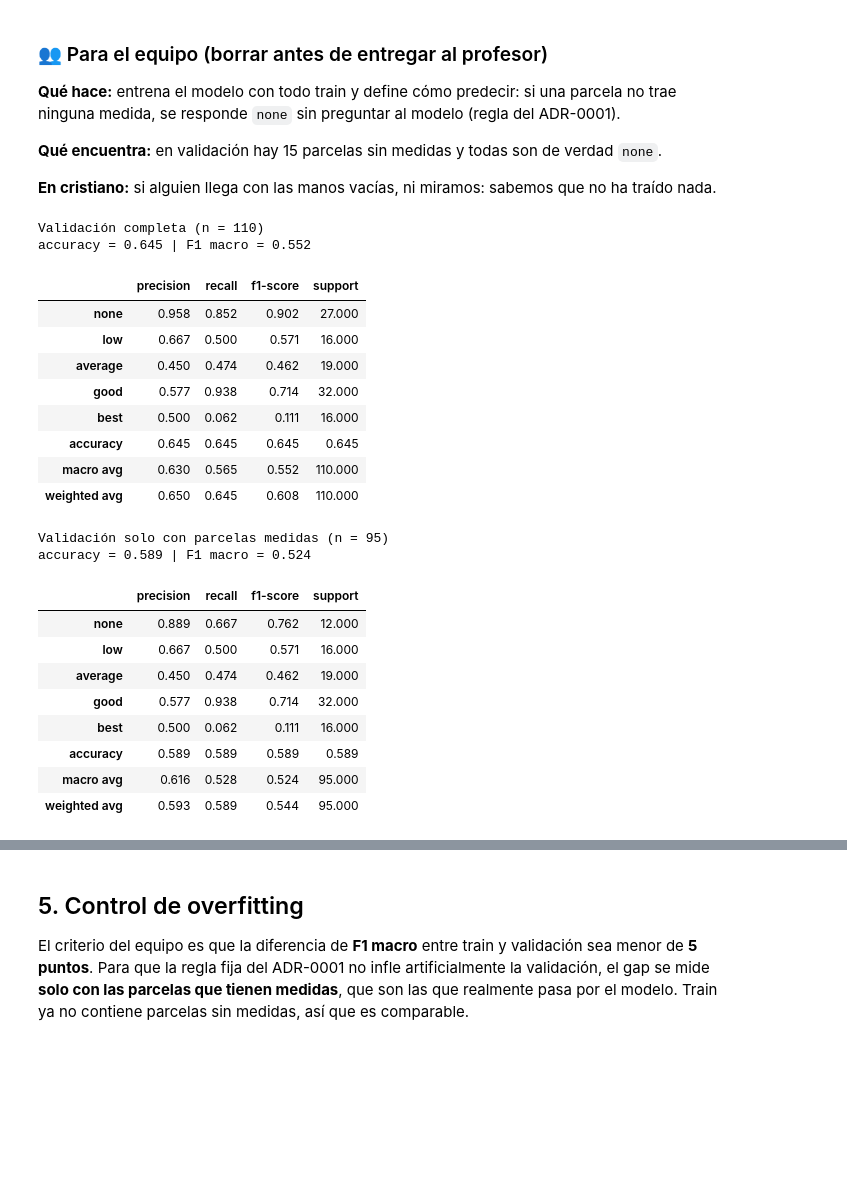
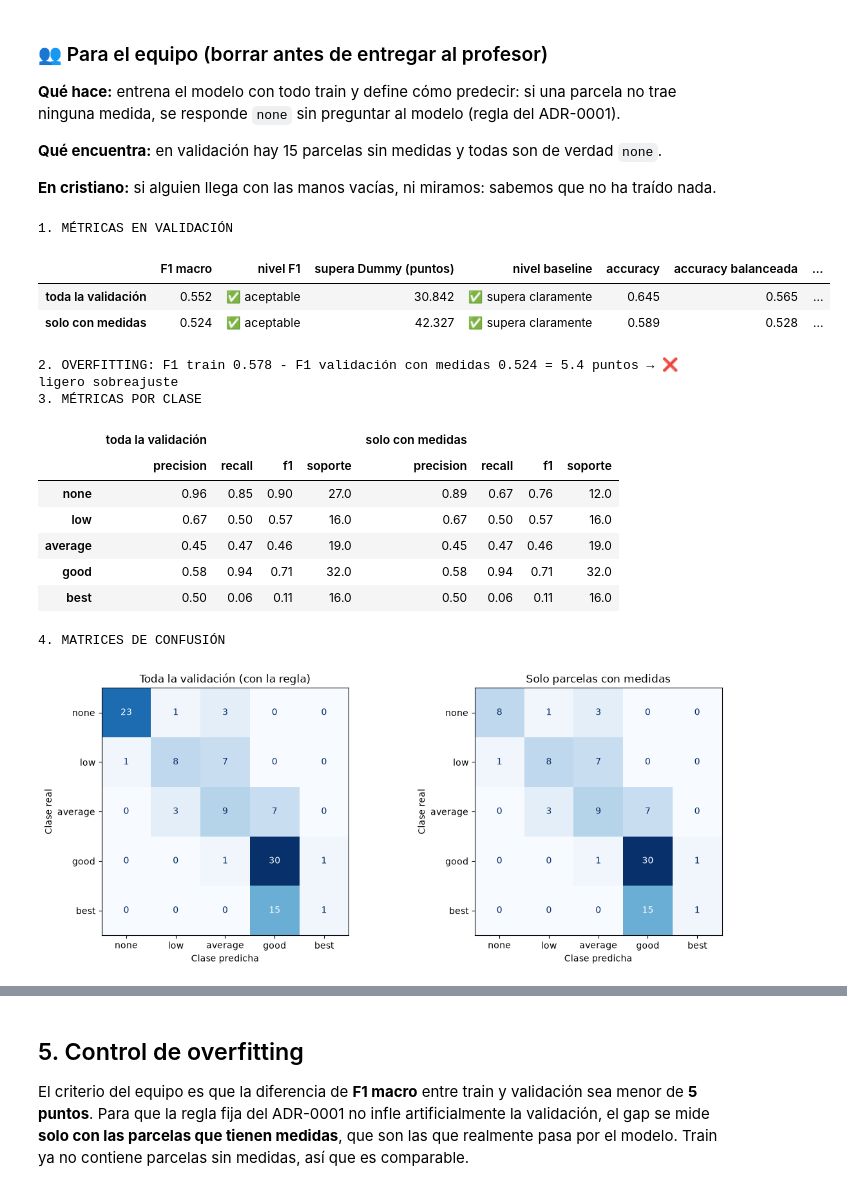
Before and after one commit to IA-P1-BCN/g3-Clasificacion-Multiclase, a Jupyter notebook: 05_knn.ipynb, the cells around one changed output, grey strips where cells are left out. Cells and saved outputs as stored; diff of their text form; code cells hidden in the pictures; blank space fills up the shorter version.

```diff
--- a/05_knn.ipynb
+++ b/05_knn.ipynb
@@ -332,16 +292,15 @@ F1 macro en StratifiedKFold: 0.571
 
 El acuerdo del grupo elige el modelo ganador entre los que tienen un gap menor de 5 puntos. Por eso no se queda sin más con el mejor F1 de la rejilla: se miran las combinaciones cuyo gap en CV es menor de 5 puntos y, de ellas, la de mayor F1 macro. Si ninguna cumple, se usa la de mayor F1 y se explica el gap.
 # %%
-cumplen = tabla_cv[tabla_cv["gap CV (puntos)"] < 5]
-print(f"Combinaciones con gap CV < 5 puntos: {len(cumplen)} de {len(tabla_cv)}")
+cumplen = tabla_cv[tabla_cv["gap CV (puntos)"] < GAP_MAXIMO]
+print(f"Combinaciones con gap CV < {GAP_MAXIMO} puntos: {len(cumplen)} de {len(tabla_cv)}")
 display(cumplen.sort_values("F1 macro validación (media)", ascending=False).head(5).round(3))
 
-candidatas = cumplen if not cumplen.empty else tabla_cv
-elegida = candidatas.sort_values("F1 macro validación (media)", ascending=False).iloc[0]
+mejor = busqueda.best_params_
 PARAMETROS = {
-    "n_neighbors": int(elegida["k"]),
-    "weights": elegida["pesos"],
-    "p": int(elegida["p"]),
+    "n_neighbors": int(mejor["knn__n_neighbors"]),
+    "weights": mejor["knn__weights"],
+    "p": int(mejor["knn__p"]),
 }
 print("Hiperparámetros elegidos:", PARAMETROS)
 # %% [output]
@@ -410,18 +347,9 @@ StratifiedGroupKFold: F1 macro = 0.492 ± 0.114
 El modelo se reentrena con todo train. Antes de medir se aplica la regla del ADR-0001: las parcelas sin ninguna medida se predicen como `none`. Se informan las métricas sobre **toda** la validación y, aparte, solo sobre las parcelas **con medidas**, porque la regla acierta las primeras por construcción y no conviene mezclar ambas cosas.
 # %%
 modelo = crear_pipeline(**PARAMETROS).fit(X_train, y_train)
+ev = evaluar_val(modelo, X_train, y_train, X_val, y_val, DUMMY)
 
-
-def predecir(X):
-    pred = pd.Series(modelo.predict(X), index=X.index, name="predicha")
-    sin_medidas = X[MEDIDAS].isna().all(axis=1)
-    pred.loc[sin_medidas] = "none"
-    return pred
-
-
-sin_medidas_val = X_val[MEDIDAS].isna().all(axis=1)
-con_medidas = ~sin_medidas_val
-pred_val = predecir(X_val)
+sin_medidas_val = sin_medidas(X_val)
 print(f"Parcelas sin medidas en validación (regla ADR-0001): {sin_medidas_val.sum()}")
 print("Clases de esas parcelas:", y_val[sin_medidas_val].value_counts().to_dict())
 # %% [output]
@@ -436,45 +364,23 @@ Clases de esas parcelas: {'none': 15}
 
 **En cristiano:** si alguien llega con las manos vacías, ni miramos: sabemos que no ha traído nada.
 # %%
-def mostrar_metricas(y_true, y_pred, titulo):
-    print(titulo)
-    print(f"accuracy = {accuracy_score(y_true, y_pred):.3f} | "
-          f"F1 macro = {f1_score(y_true, y_pred, average='macro'):.3f}")
-    reporte = classification_report(
-        y_true, y_pred, labels=ORDEN, output_dict=True, zero_division=0
-    )
-    display(pd.DataFrame(reporte).T.round(3))
-
-
-mostrar_metricas(y_val, pred_val, f"Validación completa (n = {len(y_val)})")
-mostrar_metricas(
-    y_val[con_medidas],
-    pred_val[con_medidas],
-    f"Validación solo con parcelas medidas (n = {con_medidas.sum()})",
-)
+mostrar_evaluacion(ev)
 # %% [output]
-Validación completa (n = 110)
-accuracy = 0.645 | F1 macro = 0.552
+1. MÉTRICAS EN VALIDACIÓN
-|  | precision | recall | f1-score | support |
-| none | 0.958 | 0.852 | 0.902 | 27.000 |
-| low | 0.667 | 0.500 | 0.571 | 16.000 |
-| average | 0.450 | 0.474 | 0.462 | 19.000 |
-| good | 0.577 | 0.938 | 0.714 | 32.000 |
-| best | 0.500 | 0.062 | 0.111 | 16.000 |
-| accuracy | 0.645 | 0.645 | 0.645 | 0.645 |
-| macro avg | 0.630 | 0.565 | 0.552 | 110.000 |
-| weighted avg | 0.650 | 0.645 | 0.608 | 110.000 |
+|  | F1 macro | nivel F1 | supera Dummy (puntos) | nivel baseline | accuracy | accuracy balanceada | ... |
+| toda la validación | 0.552 | ✅ aceptable | 30.842 | ✅ supera claramente | 0.645 | 0.565 | ... |
+| solo con medidas | 0.524 | ✅ aceptable | 42.327 | ✅ supera claramente | 0.589 | 0.528 | ... |
-Validación solo con parcelas medidas (n = 95)
-accuracy = 0.589 | F1 macro = 0.524
+2. OVERFITTING: F1 train 0.578 - F1 validación con medidas 0.524 = 5.4 puntos → ❌ ligero sobreajuste
+3. MÉTRICAS POR CLASE
-|  | precision | recall | f1-score | support |
-| none | 0.889 | 0.667 | 0.762 | 12.000 |
-| low | 0.667 | 0.500 | 0.571 | 16.000 |
-| average | 0.450 | 0.474 | 0.462 | 19.000 |
-| good | 0.577 | 0.938 | 0.714 | 32.000 |
-| best | 0.500 | 0.062 | 0.111 | 16.000 |
-| accuracy | 0.589 | 0.589 | 0.589 | 0.589 |
-| macro avg | 0.616 | 0.528 | 0.524 | 95.000 |
-| weighted avg | 0.593 | 0.589 | 0.544 | 95.000 |
+|  | toda la validación |  |  |  | solo con medidas |  |  |  |
+|  | precision | recall | f1 | soporte | precision | recall | f1 | soporte |
+| none | 0.96 | 0.85 | 0.90 | 27.0 | 0.89 | 0.67 | 0.76 | 12.0 |
+| low | 0.67 | 0.50 | 0.57 | 16.0 | 0.67 | 0.50 | 0.57 | 16.0 |
+| average | 0.45 | 0.47 | 0.46 | 19.0 | 0.45 | 0.47 | 0.46 | 19.0 |
+| good | 0.58 | 0.94 | 0.71 | 32.0 | 0.58 | 0.94 | 0.71 | 32.0 |
+| best | 0.50 | 0.06 | 0.11 | 16.0 | 0.50 | 0.06 | 0.11 | 16.0 |
+4. MATRICES DE CONFUSIÓN
+[figure, added]
 # %% [markdown]
 ### 👥 Para el equipo (borrar antes de entregar al profesor)
 
```
Also changed, not shown: parts of 21 cells of this notebook, 2 other files.
